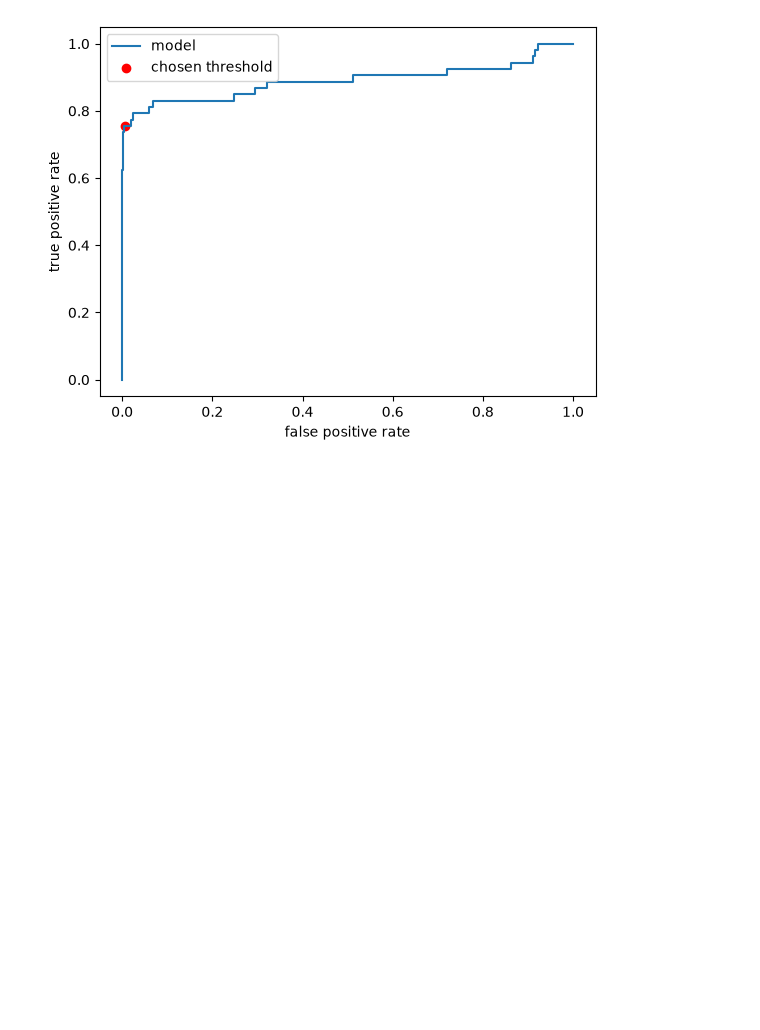
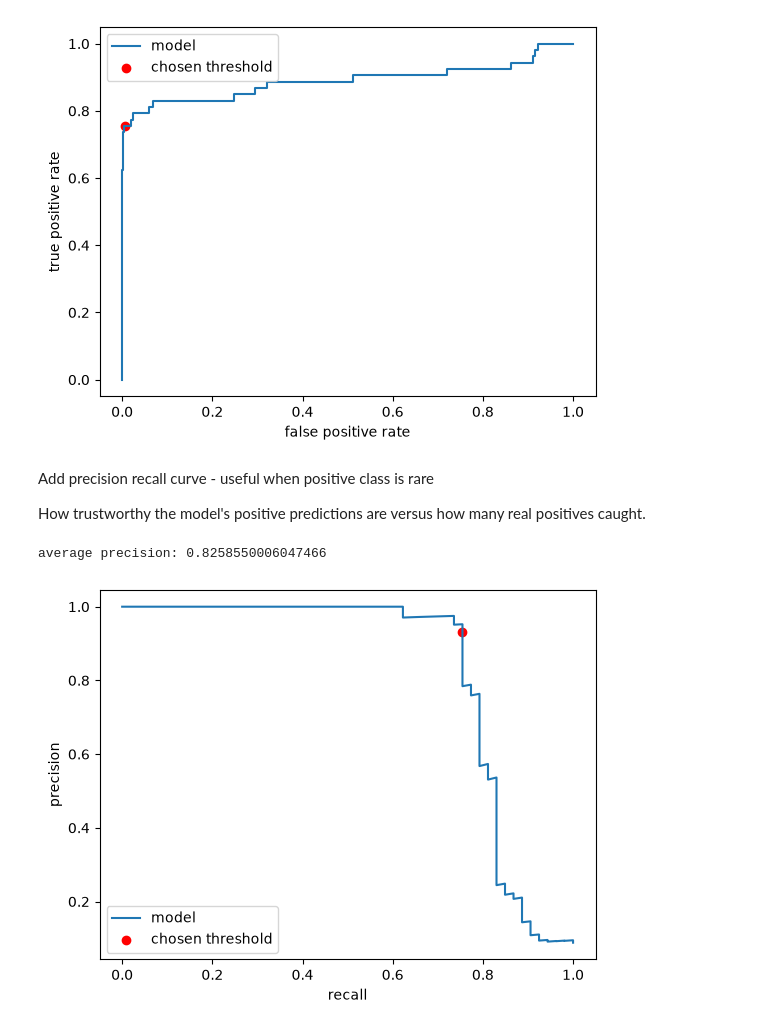
Before and after one commit to maggielii/sensor-ml, a Jupyter notebook: main.ipynb, the cells around one changed output. Drawn from its saved outputs; the diff is of its cells as text; code cells hidden in the pictures; blank space fills up the shorter version.

Commit message:
Added precision recall curve and average precision

```diff
--- a/main.ipynb
+++ b/main.ipynb
@@ -328,3 +328,23 @@ plt.show()
 # %% [output]
 AUC: 0.8887585802490428
 [figure]
+# %% [markdown]
+Add precision recall curve - useful when positive class is rare
+
+How trustworthy the model's positive predictions are versus how many real positives caught.
+# %%
+precision, recall, pr_thresholds = precision_recall_curve(y_test, final_probs)
+print("average precision:", average_precision_score(y_test, final_probs))
+
+chosen_precision = precision_score(y_test, final_pred)
+chosen_recall = recall_score(y_test, final_pred)
+
+plt.plot(recall, precision, label="model")
+plt.scatter(chosen_recall, chosen_precision, color="red", label="chosen threshold")
+plt.xlabel("recall")
+plt.ylabel("precision")
+plt.legend()
+plt.show()
+# %% [output]
+average precision: 0.8258550006047466
+[figure, added]
```
Also changed, not shown: parts of 1 cell of this notebook.
